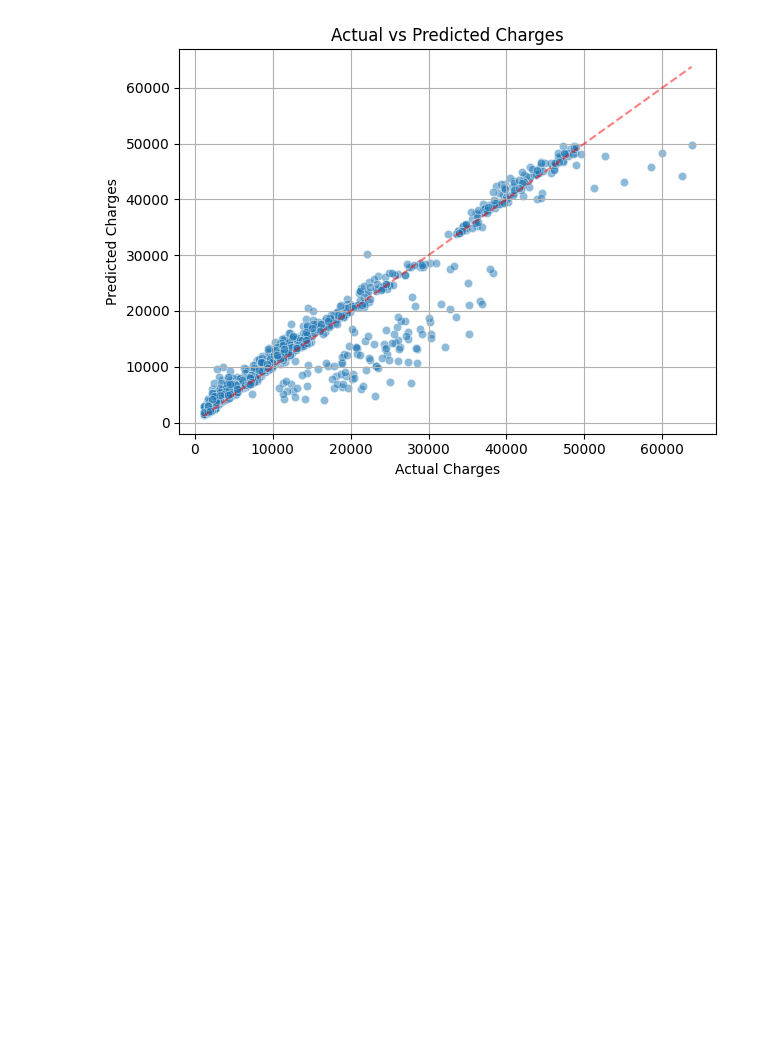
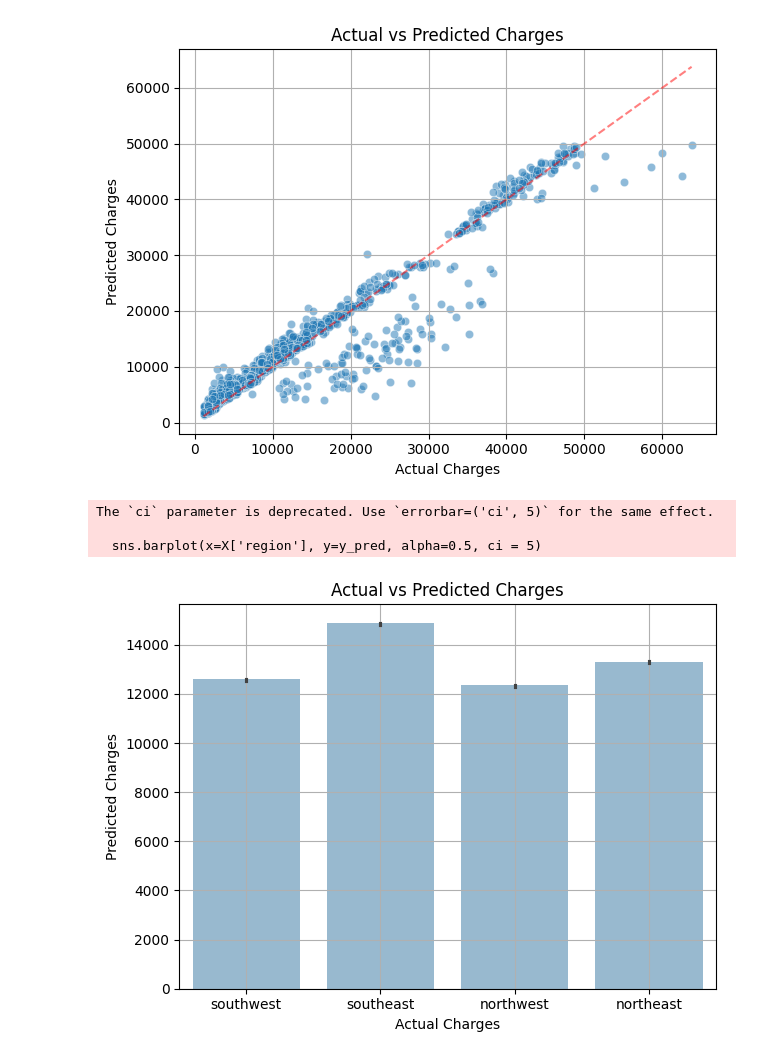
Before and after one commit to Slay-Shayer/insurance_mahbub, a Jupyter notebook: insurance.ipynb, the cells around one changed output. Drawn from its saved outputs; the diff is of its cells as text; code cells hidden in the pictures; blank space fills up the shorter version.

```diff
--- a/insurance.ipynb
+++ b/insurance.ipynb
@@ -294,3 +297,17 @@ plt.tight_layout()
 plt.show()
 # %% [output]
 [figure]
+# %%
+plt.figure()
+sns.barplot(x=X['region'], y=y_pred, alpha=0.5, ci = 5)
+plt.xlabel('Actual Charges')
+plt.ylabel('Predicted Charges')
+plt.grid('True')
+plt.title('Actual vs Predicted Charges')
+plt.tight_layout()
+plt.show()
+# %% [output]
+The `ci` parameter is deprecated. Use `errorbar=('ci', 5)` for the same effect.
+
+  sns.barplot(x=X['region'], y=y_pred, alpha=0.5, ci = 5)
+[figure, added]
```
Also changed, not shown: parts of 2 cells of this notebook.
